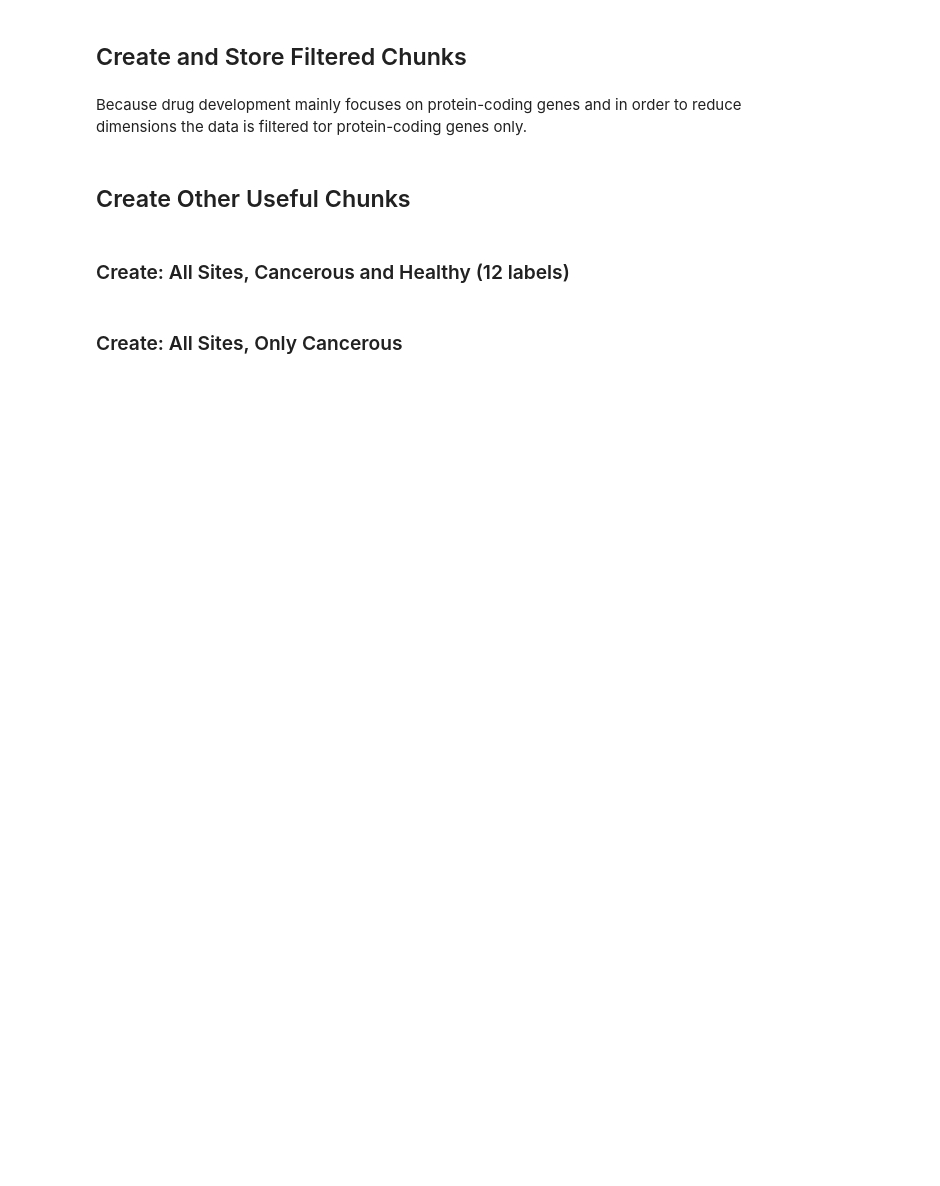
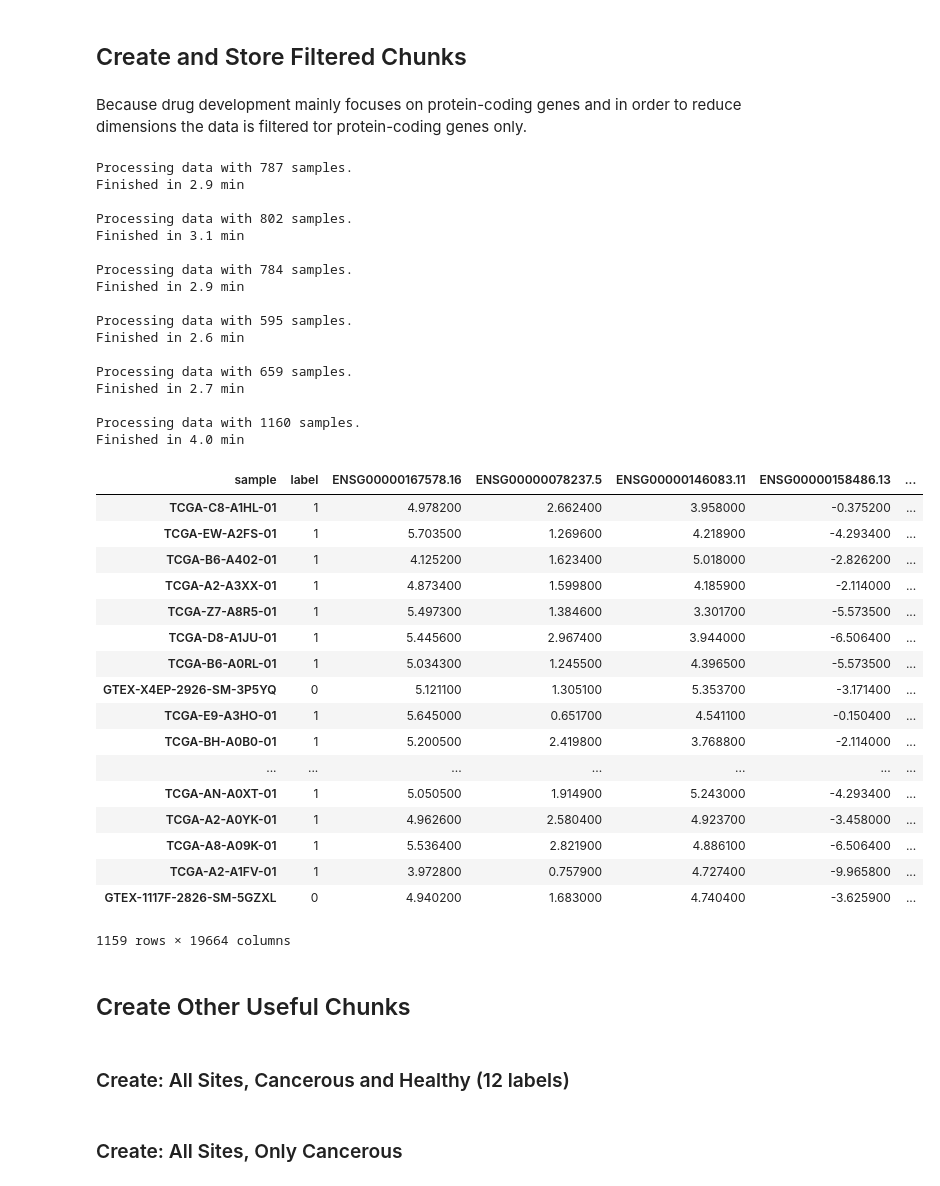
Before and after one commit to mikesamir/oncological_gene_expression_analysis, a Jupyter notebook: Gene_Expression_Analysis.ipynb, the cells around one changed output. Cells and saved outputs as stored; diff of their text form; code cells hidden in the pictures; blank space fills up the shorter version.

```diff
--- a/Gene_Expression_Analysis.ipynb
+++ b/Gene_Expression_Analysis.ipynb
@@ -107,7 +109,7 @@ df_phenotype.shape
 (19131, 7)
 # %%
 # Genes are represented in Ensebml notation with information about the version of natation.
-genotype_path = 'Output/Expression_Data_All/Raw_Data/TcgaTargetGtex_rsem_gene_tpm'
+genotype_path = 'Data/TcgaTargetGtex_rsem_gene_tpm.txt'
 df = pd.read_csv(genotype_path, delimiter='\t', usecols=['sample'])
 df.head()
 # %% [output]
@@ -174,23 +141,48 @@ data_filter = DataFilter(genotype_path, phenotype_path, create_upcg())
 # %%
 # Create chunks by applying the split function. Store results as a csv.
 
-#data_filter.split(["Lung"], categories=["Lung Squamous Cell Carcinoma", "Lung"])
-# Output path: "Output/Chunk_LungSquamousCellCarcinoma_Lung.csv"
-
-#data_filter.split(["Lung"], categories=["Lung Adenocarcinoma", "Lung"])
-# Output path: "Output/Chunk_LungAdenocarcinoma_Lung.csv"
-
-#data_filter.split(["Thyroid", "Thyroid Gland"])
-# Output path: "Output/Chunk_Thyroid_ThyroidGland.csv"
-
-#data_filter.split(["Colon"])
-# Output path: "Output/Chunk_Colon.csv"
-
-#data_filter.split(["Skin"])
-# Output path: "Output/Chunk_Skin.csv"
-
-#data_filter.split(["Breast"], genders=["Female"])
-# Output path: "Output/Chunk_Breast.csv"
+data_filter.split(["Lung"], categories=["Lung Squamous Cell Carcinoma", "Lung"])
+data_filter.split(["Lung"], categories=["Lung Adenocarcinoma", "Lung"])
+data_filter.split(["Thyroid", "Thyroid Gland"])
+data_filter.split(["Colon"])
+data_filter.split(["Skin"])
+data_filter.split(["Breast"], genders=["Female"])
+# %% [output]
+Processing data with 787 samples.
+Finished in 2.9 min
+
+Processing data with 802 samples.
+Finished in 3.1 min
+
+Processing data with 784 samples.
+Finished in 2.9 min
+
+Processing data with 595 samples.
+Finished in 2.6 min
+
+Processing data with 659 samples.
+Finished in 2.7 min
+
+Processing data with 1160 samples.
+Finished in 4.0 min
+| sample | label | ENSG00000167578.16 | ENSG00000078237.5 | ENSG00000146083.11 | ENSG00000158486.13 | ... |
+| TCGA-C8-A1HL-01 | 1 | 4.978200 | 2.662400 | 3.958000 | -0.375200 | ... |
+| TCGA-EW-A2FS-01 | 1 | 5.703500 | 1.269600 | 4.218900 | -4.293400 | ... |
+| TCGA-B6-A402-01 | 1 | 4.125200 | 1.623400 | 5.018000 | -2.826200 | ... |
+| TCGA-A2-A3XX-01 | 1 | 4.873400 | 1.599800 | 4.185900 | -2.114000 | ... |
+| TCGA-Z7-A8R5-01 | 1 | 5.497300 | 1.384600 | 3.301700 | -5.573500 | ... |
+| TCGA-D8-A1JU-01 | 1 | 5.445600 | 2.967400 | 3.944000 | -6.506400 | ... |
+| TCGA-B6-A0RL-01 | 1 | 5.034300 | 1.245500 | 4.396500 | -5.573500 | ... |
+| GTEX-X4EP-2926-SM-3P5YQ | 0 | 5.121100 | 1.305100 | 5.353700 | -3.171400 | ... |
+| TCGA-E9-A3HO-01 | 1 | 5.645000 | 0.651700 | 4.541100 | -0.150400 | ... |
+| TCGA-BH-A0B0-01 | 1 | 5.200500 | 2.419800 | 3.768800 | -2.114000 | ... |
+| ... | ... | ... | ... | ... | ... | ... |
+| TCGA-AN-A0XT-01 | 1 | 5.050500 | 1.914900 | 5.243000 | -4.293400 | ... |
+| TCGA-A2-A0YK-01 | 1 | 4.962600 | 2.580400 | 4.923700 | -3.458000 | ... |
+| TCGA-A8-A09K-01 | 1 | 5.536400 | 2.821900 | 4.886100 | -6.506400 | ... |
+| TCGA-A2-A1FV-01 | 1 | 3.972800 | 0.757900 | 4.727400 | -9.965800 | ... |
+| GTEX-1117F-2826-SM-5GZXL | 0 | 4.940200 | 1.683000 | 4.740400 | -3.625900 | ... |
+1159 rows × 19664 columns
 # %% [markdown]
 ## Create Other Useful Chunks
 # %% [markdown]
```
Also changed, not shown: parts of 52 cells of this notebook, 15 other files.
